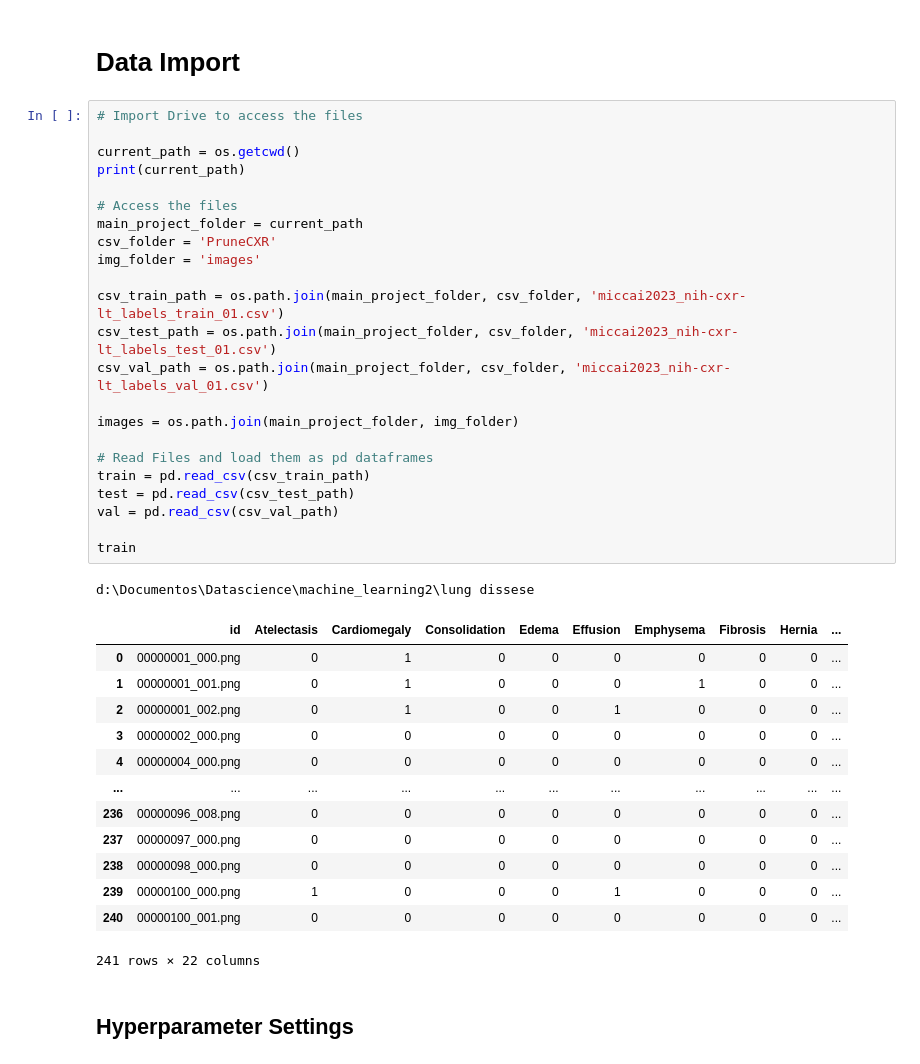
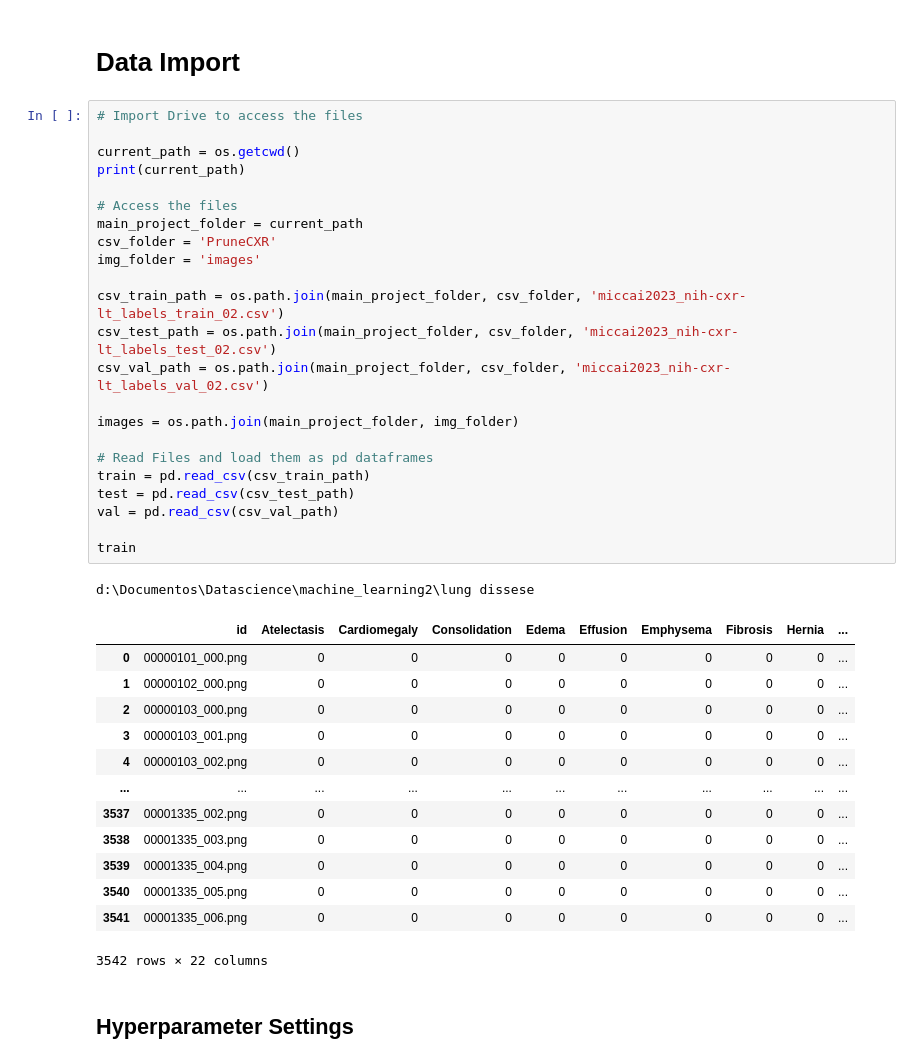
Before and after one commit to Goncie/Toracic_affections, a Jupyter notebook: TorAffect.ipynb, the cells around one changed output. Cells and saved outputs as stored; diff of their text form.

```diff
--- a/TorAffect.ipynb
+++ b/TorAffect.ipynb
@@ -83,41 +75,41 @@ please provide us feedback at https://github.com/pandas-dev/pandas/issues/54466
 # %%
 # Import Drive to access the files
 
 current_path = os.getcwd()
 print(current_path)
 
 # Access the files
 main_project_folder = current_path
 csv_folder = 'PruneCXR'
 img_folder = 'images'
 
-csv_train_path = os.path.join(main_project_folder, csv_folder, 'miccai2023_nih-cxr-lt_labels_train_01.csv')
-csv_test_path = os.path.join(main_project_folder, csv_folder, 'miccai2023_nih-cxr-lt_labels_test_01.csv')
-csv_val_path = os.path.join(main_project_folder, csv_folder, 'miccai2023_nih-cxr-lt_labels_val_01.csv')
+csv_train_path = os.path.join(main_project_folder, csv_folder, 'miccai2023_nih-cxr-lt_labels_train_02.csv')
+csv_test_path = os.path.join(main_project_folder, csv_folder, 'miccai2023_nih-cxr-lt_labels_test_02.csv')
+csv_val_path = os.path.join(main_project_folder, csv_folder, 'miccai2023_nih-cxr-lt_labels_val_02.csv')
 
 images = os.path.join(main_project_folder, img_folder)
 
 # Read Files and load them as pd dataframes
 train = pd.read_csv(csv_train_path)
 test = pd.read_csv(csv_test_path)
 val = pd.read_csv(csv_val_path)
 
 train
 # %% [output]
 d:\Documentos\Datascience\machine_learning2\lung dissese
 |  | id | Atelectasis | Cardiomegaly | Consolidation | Edema | Effusion | Emphysema | Fibrosis | Hernia | ... |
-| 0 | 00000001_000.png | 0 | 1 | 0 | 0 | 0 | 0 | 0 | 0 | ... |
-| 1 | 00000001_001.png | 0 | 1 | 0 | 0 | 0 | 1 | 0 | 0 | ... |
-| 2 | 00000001_002.png | 0 | 1 | 0 | 0 | 1 | 0 | 0 | 0 | ... |
-| 3 | 00000002_000.png | 0 | 0 | 0 | 0 | 0 | 0 | 0 | 0 | ... |
-| 4 | 00000004_000.png | 0 | 0 | 0 | 0 | 0 | 0 | 0 | 0 | ... |
+| 0 | 00000101_000.png | 0 | 0 | 0 | 0 | 0 | 0 | 0 | 0 | ... |
+| 1 | 00000102_000.png | 0 | 0 | 0 | 0 | 0 | 0 | 0 | 0 | ... |
+| 2 | 00000103_000.png | 0 | 0 | 0 | 0 | 0 | 0 | 0 | 0 | ... |
+| 3 | 00000103_001.png | 0 | 0 | 0 | 0 | 0 | 0 | 0 | 0 | ... |
+| 4 | 00000103_002.png | 0 | 0 | 0 | 0 | 0 | 0 | 0 | 0 | ... |
 | ... | ... | ... | ... | ... | ... | ... | ... | ... | ... | ... |
-| 236 | 00000096_008.png | 0 | 0 | 0 | 0 | 0 | 0 | 0 | 0 | ... |
-| 237 | 00000097_000.png | 0 | 0 | 0 | 0 | 0 | 0 | 0 | 0 | ... |
-| 238 | 00000098_000.png | 0 | 0 | 0 | 0 | 0 | 0 | 0 | 0 | ... |
-| 239 | 00000100_000.png | 1 | 0 | 0 | 0 | 1 | 0 | 0 | 0 | ... |
-| 240 | 00000100_001.png | 0 | 0 | 0 | 0 | 0 | 0 | 0 | 0 | ... |
+| 3537 | 00001335_002.png | 0 | 0 | 0 | 0 | 0 | 0 | 0 | 0 | ... |
+| 3538 | 00001335_003.png | 0 | 0 | 0 | 0 | 0 | 0 | 0 | 0 | ... |
+| 3539 | 00001335_004.png | 0 | 0 | 0 | 0 | 0 | 0 | 0 | 0 | ... |
+| 3540 | 00001335_005.png | 0 | 0 | 0 | 0 | 0 | 0 | 0 | 0 | ... |
+| 3541 | 00001335_006.png | 0 | 0 | 0 | 0 | 0 | 0 | 0 | 0 | ... |
-241 rows × 22 columns
+3542 rows × 22 columns
 # %% [markdown]
 ## Hyperparameter Settings
 # %%
```
Also changed, not shown: parts of 5 cells of this notebook.
